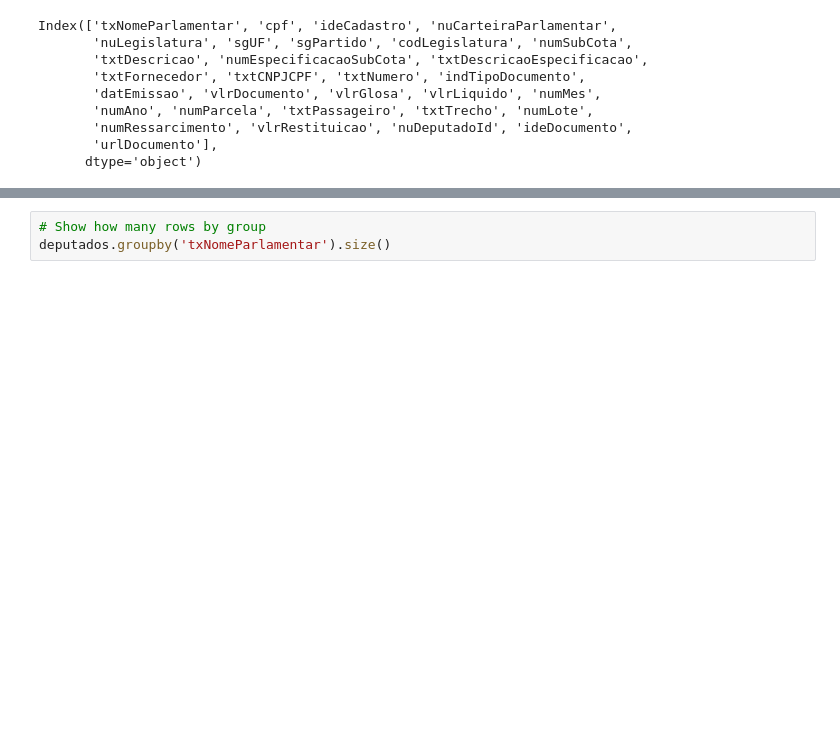
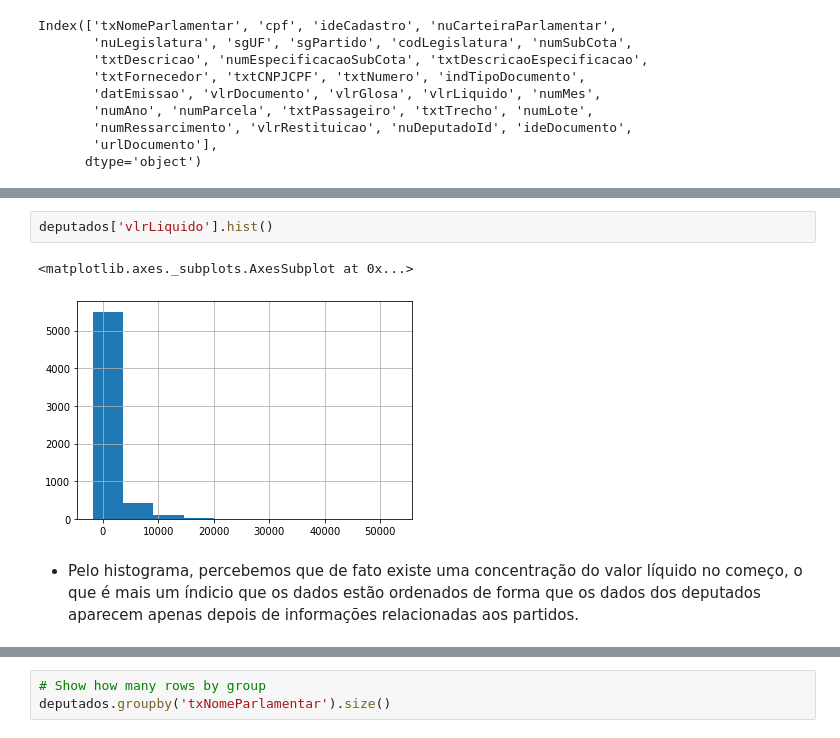
Before and after one commit to dennis-10/Data_Science, a Jupyter notebook: GastosDeputados.ipynb, the cells around one changed output, grey strips where cells are left out. Cells and saved outputs as stored; diff of their text form; blank space fills up the shorter version.

```diff
--- a/GastosDeputados.ipynb
+++ b/GastosDeputados.ipynb
@@ -44,0 +210,7 @@ Index(['txNomeParlamentar', 'cpf', 'ideCadastro', 'nuCarteiraParlamentar',
+# %%
+deputados['vlrLiquido'].hist()
+# %% [output]
+<matplotlib.axes._subplots.AxesSubplot at 0x...>
+[figure, added]
+# %% [markdown]
+- Pelo histograma, percebemos que de fato existe uma concentração do valor líquido no começo, o que é mais um índicio que os dados estão ordenados de forma que os dados dos deputados aparecem apenas depois de informações relacionadas aos partidos.
```
Also changed, not shown: parts of 26 cells of this notebook.
